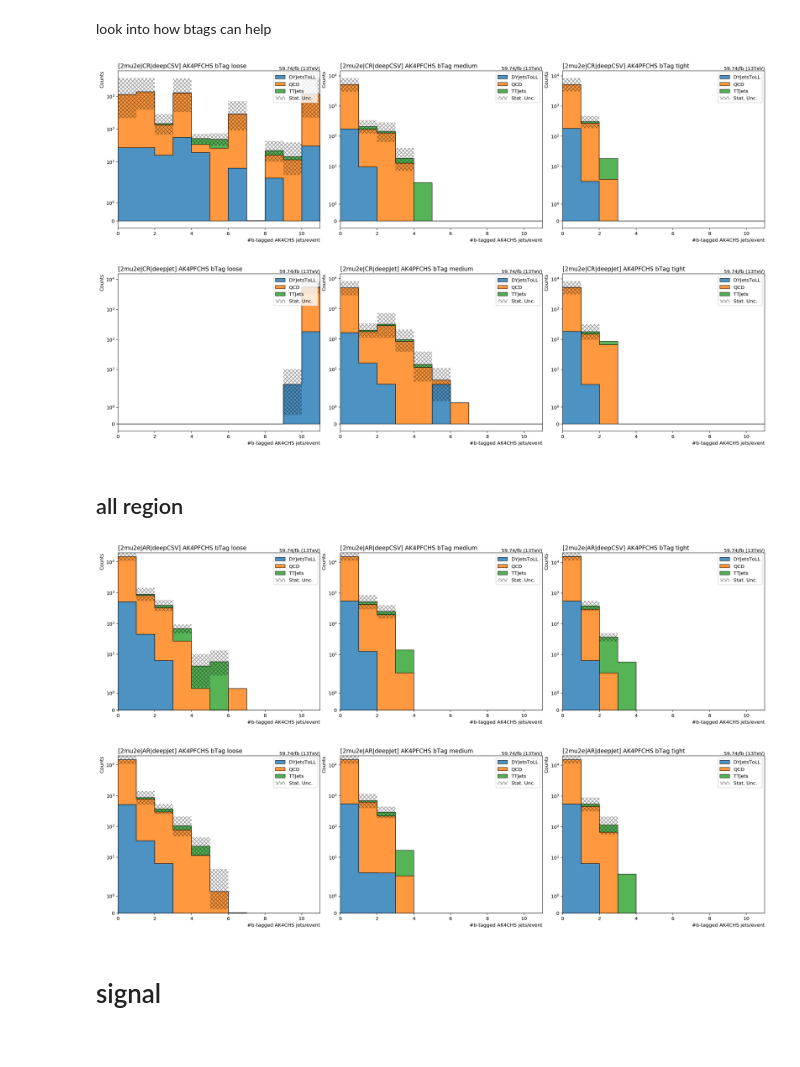
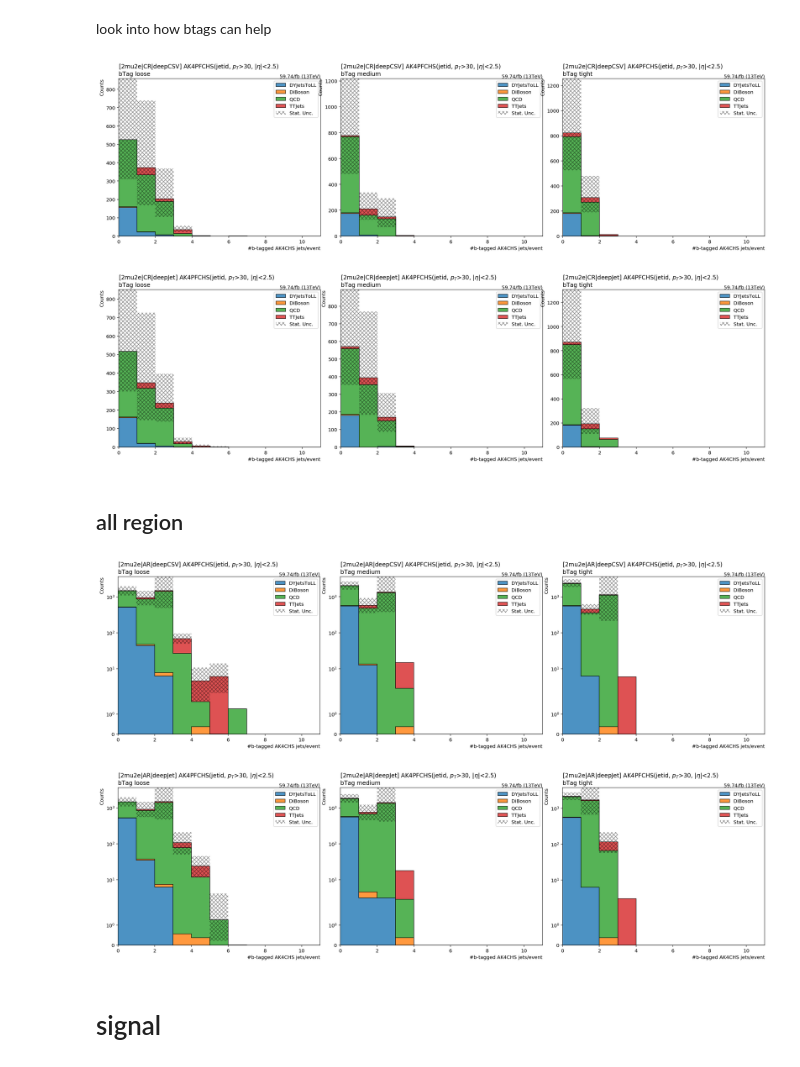
Before and after one commit to areinsvo/FireHydrant, a Jupyter notebook: Notebooks/Data/DataAndBkg/effects_btagging.ipynb, the cells around one changed output. Saved outputs shown, nothing was run; the diff lists cells and outputs as text; code cells hidden in the pictures.

```diff
--- a/Notebooks/Data/DataAndBkg/effects_btagging.ipynb
+++ b/Notebooks/Data/DataAndBkg/effects_btagging.ipynb
@@ -21,8 +21,8 @@ import os
 from os.path import join
 
 ########## backgrounds ##########
-bkgdatasets_=json.load(open(join(os.getenv('FH_BASE'), 'Notebooks/MC/Samples/skimmedbkg_bTags.json'))) # bTags
-bkgscales_=json.load(open(join(os.getenv('FH_BASE'), 'Notebooks/MC/Samples/backgrounds_scale_v2.json')))
+bkgdatasets_=json.load(open(join(os.getenv('FH_BASE'), 'Notebooks/MC/Samples/skimmedbackgrounds_v2.json')))
+bkgscales_=json.load(open(join(os.getenv('FH_BASE'), 'Notebooks/MC/Samples/backgrounds_scale_191101.json')))
 
 # flatten datasets
 bkgdatasets = {}
@@ -87,21 +87,13 @@ data_err_opts = {
     'emarker': '_'
 }
 # %%
-ptbinning = np.concatenate([np.arange(0, 300, 10),])
-massbinning = np.concatenate([np.arange(0, 20, 1),])
 
+"""AK4PFCHSJets b-tagging(deepcsv, deepjet) result."""
 class LeptonJetProcessor(processor.ProcessorABC):
     def __init__(self):
         dataset_axis = hist.Cat('dataset', 'backgrounds')
         multiplicity_axis = hist.Bin("multiplicity", "#b-tagged AK4CHS jets/event", 10, 0, 10)
-        pt_axis = hist.Bin("pt", "$p_T$[GeV]", ptbinning)
-#         mass_axis = hist.Bin('mass', 'mass[GeV]', massbinning)
-        eta_axis = hist.Bin('eta', '$\eta$', 24, -2.4, 2.4)
-        phi_axis = hist.Bin('phi', '$\phi$', 30, -np.pi, np.pi)
-
-        label_axis = hist.Bin('label', 'leptonjet type', 4, 0, 4)
         channel_axis = hist.Bin('channel', 'channel', 3, 0, 3)
-        count_axis = hist.Bin('cnt', 'event count', 1, 1, 2)
 
         self._accumulator = processor.dict_accumulator({
             'deepcsv-loose': hist.Hist("Counts", dataset_axis, multiplicity_axis, channel_axis),
@@ -111,6 +103,8 @@ class LeptonJetProcessor(processor.ProcessorABC):
             'deepjet-medium': hist.Hist("Counts", dataset_axis, multiplicity_axis, channel_axis),
             'deepjet-tight': hist.Hist("Counts", dataset_axis, multiplicity_axis, channel_axis),
         })
+
+        ## corrections NOT appplied for now
         self.pucorrs = get_pu_weights_function()
         self.nlo_w = get_nlo_weight_function('w')
         self.nlo_z = get_nlo_weight_function('z')
@@ -134,6 +128,8 @@ class LeptonJetProcessor(processor.ProcessorABC):
         wgts.add('trigger', triggermask)
         cosmicpairmask = df['cosmicveto_result']
         wgts.add('cosmicveto', cosmicpairmask)
+        pvmask = df['metfilters_PrimaryVertexFilter']
+        wgts.add('primaryvtx', pvmask)
 
         # ...bla bla, other weights goes here
 
@@ -182,10 +178,6 @@ class LeptonJetProcessor(processor.ProcessorABC):
         leptonjets.add_attributes(label=label)
         nmu = ((ljdautype==3)|(ljdautype==8)).sum()
         leptonjets.add_attributes(ismutype=(nmu>=2), iseltype=(nmu==0))
-        ljdaucharge = awkward.fromiter(df['pfjet_pfcand_charge']).sum()
-        leptonjets.add_attributes(qsum=ljdaucharge)
-        leptonjets.add_attributes(isneutral=(leptonjets.iseltype | (leptonjets.ismutype&(leptonjets.qsum==0))))
-        leptonjets = leptonjets[leptonjets.isneutral] # veto qsum!=0 mu-type leptonjets
 
         ## __ twoleptonjets__
         twoleptonjets = leptonjets.counts>=2
@@ -220,7 +212,7 @@ class LeptonJetProcessor(processor.ProcessorABC):
         lj1 = lj1[isControl]
         channel_ = channel_[isControl]
 
-        ak4jets=ak4jets[ak4jets.jetid]
+        ak4jets=ak4jets[ak4jets.jetid&(ak4jets.pt>30)&(np.abs(ak4jets.eta)<2.5)]
         if ak4jets.size==0: return output
 
         output['deepcsv-loose'].fill(dataset=dataset, multiplicity=ak4jets.deepcsvLoose.sum(), weight=wgt, channel=channel_)
@@ -252,36 +244,36 @@ output = processor.run_uproot_job(datasets,
 # %%
 fig, axes=plt.subplots(1,3,figsize=(24,6))
 fig.subplots_adjust(hspace=.07, wspace=0.1)
 for i, label in enumerate(['loose', 'medium', 'tight']):
     hist.plot1d(output[f'deepcsv-{label}_cat'][notdata].integrate('channel', slice(1,2)),
                    overlay='cat',
                    ax=axes[i],
                    clear=False,
                    stack=True,
                    overflow='over',
                    line_opts=None,
                    fill_opts=fill_opts,
                    error_opts=error_opts)
 
-logy=True
+logy=False
 for ax in axes:
-    ax.autoscale(axis='x', tight=True)
+    ax.autoscale(axis='both', tight=True)
     if logy:
         ax.set_yscale('symlog')
     ax.set_xlabel(ax.get_xlabel(), x=1, ha='right')
     leg=ax.legend()
     ax.set_ylabel(ax.get_ylabel(), y=1.0, ha="right")
     ax.text(1,1,'59.74/fb (13TeV)',
             ha='right', va='bottom', transform=ax.transAxes)
 
-axes[0].set_title('[2mu2e|CR|deepCSV] AK4PFCHS bTag loose', x=0.0, ha="left")
-axes[1].set_title('[2mu2e|CR|deepCSV] AK4PFCHS bTag medium', x=0.0, ha="left")
-axes[2].set_title('[2mu2e|CR|deepCSV] AK4PFCHS bTag tight', x=0.0, ha="left");
+axes[0].set_title('[2mu2e|CR|deepCSV] AK4PFCHS(jetid, $p_T$>30, |$\eta$|<2.5)\nbTag loose', x=0.0, ha="left")
+axes[1].set_title('[2mu2e|CR|deepCSV] AK4PFCHS(jetid, $p_T$>30, |$\eta$|<2.5)\nbTag medium', x=0.0, ha="left")
+axes[2].set_title('[2mu2e|CR|deepCSV] AK4PFCHS(jetid, $p_T$>30, |$\eta$|<2.5)\nbTag tight', x=0.0, ha="left");
 # %% [output]
-[figure, old version]
+[figure, new version]
 # %%
 fig, axes=plt.subplots(1,3,figsize=(24,6))
-fig.subplots_adjust(hspace=.07, wspace=0.1)
+fig.subplots_adjust(hspace=.1, wspace=0.1)
 for i, label in enumerate(['loose', 'medium', 'tight']):
     hist.plot1d(output[f'deepjet-{label}_cat'][notdata].integrate('channel', slice(1,2)),
                    overlay='cat',
@@ -293,9 +285,9 @@ for i, label in enumerate(['loose', 'medium', 'tight']):
                    fill_opts=fill_opts,
                    error_opts=error_opts)
 
-logy=True
+logy=False
 for ax in axes:
-    ax.autoscale(axis='x', tight=True)
+    ax.autoscale(axis='both', tight=True)
     if logy:
         ax.set_yscale('symlog')
     ax.set_xlabel(ax.get_xlabel(), x=1, ha='right')
@@ -304,11 +296,11 @@ for ax in axes:
     ax.text(1,1,'59.74/fb (13TeV)',
             ha='right', va='bottom', transform=ax.transAxes)
 
-axes[0].set_title('[2mu2e|CR|deepJet] AK4PFCHS bTag loose', x=0.0, ha="left")
-axes[1].set_title('[2mu2e|CR|deepJet] AK4PFCHS bTag medium', x=0.0, ha="left")
-axes[2].set_title('[2mu2e|CR|deepJet] AK4PFCHS bTag tight', x=0.0, ha="left");
+axes[0].set_title('[2mu2e|CR|deepJet] AK4PFCHS(jetid, $p_T$>30, |$\eta$|<2.5)\nbTag loose', x=0.0, ha="left")
+axes[1].set_title('[2mu2e|CR|deepJet] AK4PFCHS(jetid, $p_T$>30, |$\eta$|<2.5)\nbTag medium', x=0.0, ha="left")
+axes[2].set_title('[2mu2e|CR|deepJet] AK4PFCHS(jetid, $p_T$>30, |$\eta$|<2.5)\nbTag tight', x=0.0, ha="left");
 # %% [output]
-[figure, old version]
+[figure, new version]
 # %% [markdown]
 ## all region
 # %%
@@ -476,7 +459,7 @@ output = processor.run_uproot_job(datasets,
                                  )
 # %%
 fig, axes=plt.subplots(1,3,figsize=(24,6))
-fig.subplots_adjust(hspace=.07, wspace=0.1)
+fig.subplots_adjust(hspace=.1, wspace=0.1)
 for i, label in enumerate(['loose', 'medium', 'tight']):
     hist.plot1d(output[f'deepcsv-{label}_cat'][notdata].integrate('channel', slice(1,2)),
                    overlay='cat',
@@ -499,11 +482,11 @@ for ax in axes:
     ax.text(1,1,'59.74/fb (13TeV)',
             ha='right', va='bottom', transform=ax.transAxes)
 
-axes[0].set_title('[2mu2e|AR|deepCSV] AK4PFCHS bTag loose', x=0.0, ha="left")
-axes[1].set_title('[2mu2e|AR|deepCSV] AK4PFCHS bTag medium', x=0.0, ha="left")
-axes[2].set_title('[2mu2e|AR|deepCSV] AK4PFCHS bTag tight', x=0.0, ha="left");
+axes[0].set_title('[2mu2e|AR|deepCSV] AK4PFCHS(jetid, $p_T$>30, |$\eta$|<2.5)\nbTag loose', x=0.0, ha="left")
+axes[1].set_title('[2mu2e|AR|deepCSV] AK4PFCHS(jetid, $p_T$>30, |$\eta$|<2.5)\nbTag medium', x=0.0, ha="left")
+axes[2].set_title('[2mu2e|AR|deepCSV] AK4PFCHS(jetid, $p_T$>30, |$\eta$|<2.5)\nbTag tight', x=0.0, ha="left");
 # %% [output]
-[figure, old version]
+[figure, new version]
 # %%
 fig, axes=plt.subplots(1,3,figsize=(24,6))
 fig.subplots_adjust(hspace=.07, wspace=0.1)
@@ -529,11 +512,11 @@ for ax in axes:
     ax.text(1,1,'59.74/fb (13TeV)',
             ha='right', va='bottom', transform=ax.transAxes)
 
-axes[0].set_title('[2mu2e|AR|deepJet] AK4PFCHS bTag loose', x=0.0, ha="left")
-axes[1].set_title('[2mu2e|AR|deepJet] AK4PFCHS bTag medium', x=0.0, ha="left")
-axes[2].set_title('[2mu2e|AR|deepJet] AK4PFCHS bTag tight', x=0.0, ha="left");
+axes[0].set_title('[2mu2e|AR|deepJet] AK4PFCHS(jetid, $p_T$>30, |$\eta$|<2.5)\nbTag loose', x=0.0, ha="left")
+axes[1].set_title('[2mu2e|AR|deepJet] AK4PFCHS(jetid, $p_T$>30, |$\eta$|<2.5)\nbTag medium', x=0.0, ha="left")
+axes[2].set_title('[2mu2e|AR|deepJet] AK4PFCHS(jetid, $p_T$>30, |$\eta$|<2.5)\nbTag tight', x=0.0, ha="left");
 # %% [output]
-[figure, old version]
+[figure, new version]
 # %% [markdown]
 # signal
 # %%
```
Also changed, not shown: parts of 6 cells of this notebook, 35 other files.
